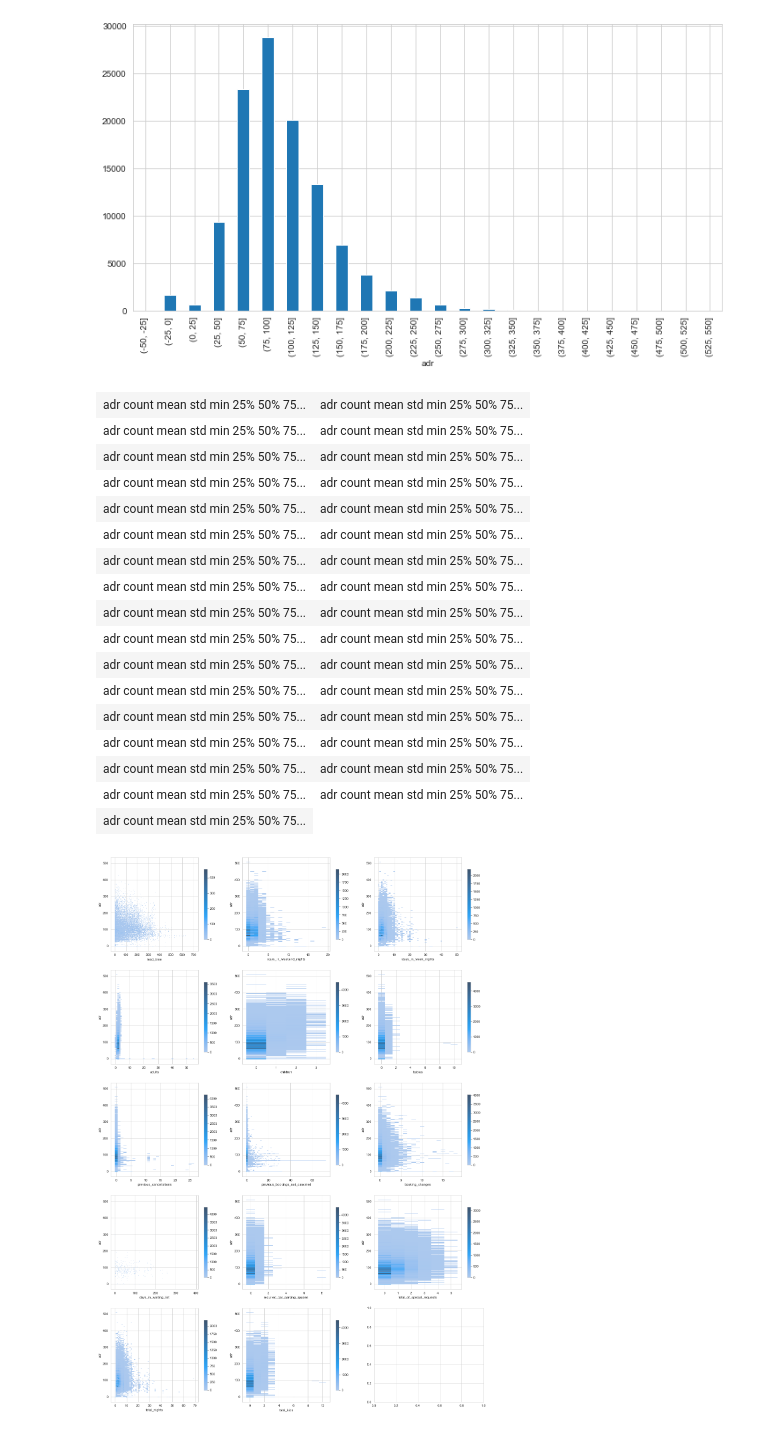
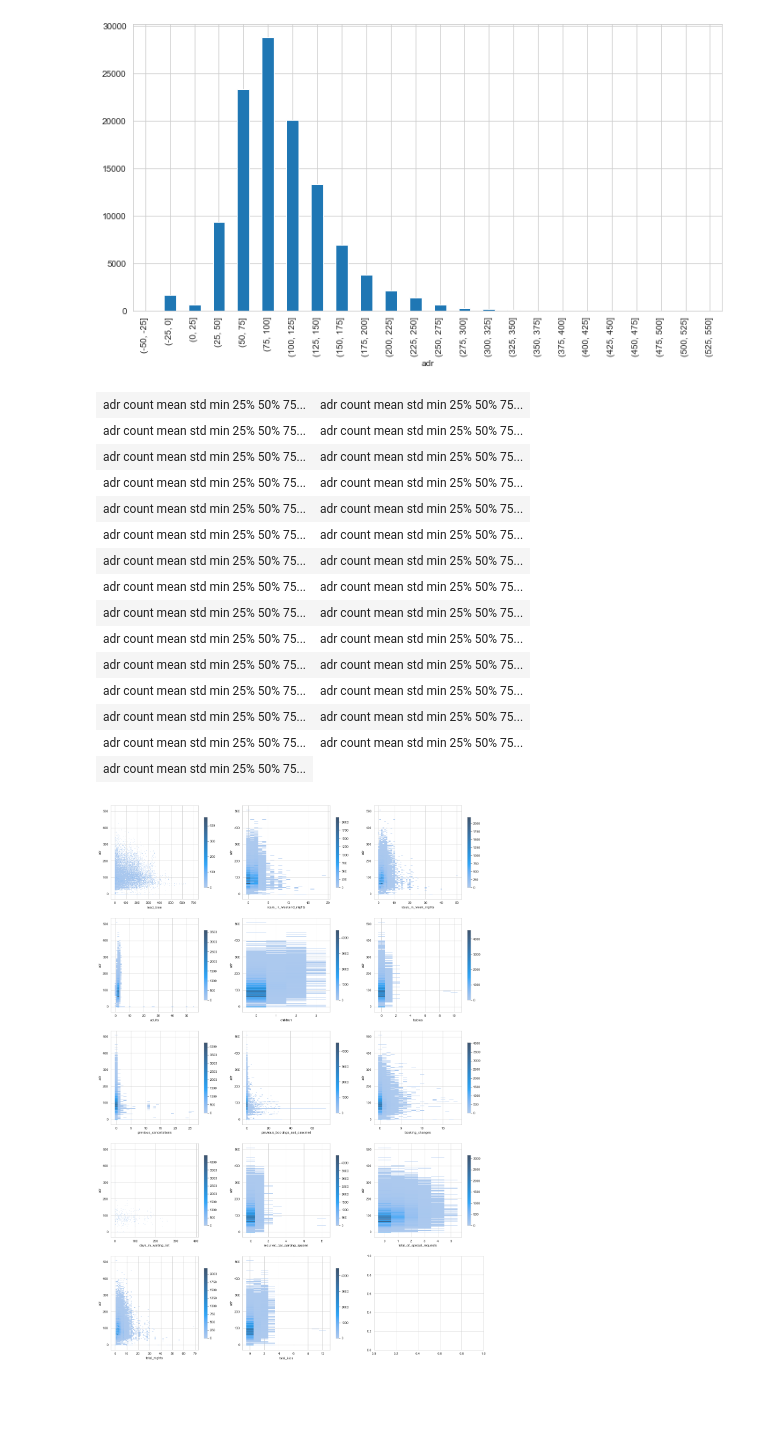
Before and after one commit to yl5787/hotel-booking-demand, a Jupyter notebook: 2-adr.ipynb, the cells around one changed output. Cells and saved outputs as stored; diff of their text form; code cells hidden in the pictures; blank space fills up the shorter version.

```diff
--- a/2-adr.ipynb
+++ b/2-adr.ipynb
@@ -340,19 +340,17 @@ def df_display(list_dfs, cols=2):
 # %%
 # for features with many unique values, only top 12 most frequent values are evaluated
 
 stat_dfs = []
 
-for column in disc+cat+binary+time:
+for column in disc+cat+binary:
     if df[column].nunique() < 13:
         stat_dfs.append(df[[column,'adr']].groupby(column).describe().round(2))
     else:
         stat_dfs.append(df[[column,'adr']].groupby(column).describe().round(2).\
                         sort_values(df[[column,'adr']].groupby(column).describe().columns[0],ascending=False)[:12])
 
 df_display(stat_dfs)
 # %% [output]
-| adr count mean std min 25% 50% 75... | adr count mean std min 25% 50% 75... |
-| adr count mean std min 25% 50% 75... | adr count mean std min 25% 50% 75... |
 | adr count mean std min 25% 50% 75... | adr count mean std min 25% 50% 75... |
 | adr count mean std min 25% 50% 75... | adr count mean std min 25% 50% 75... |
 | adr count mean std min 25% 50% 75... | adr count mean std min 25% 50% 75... |
```
Also changed, not shown: parts of 3 cells of this notebook, 1 other file.
